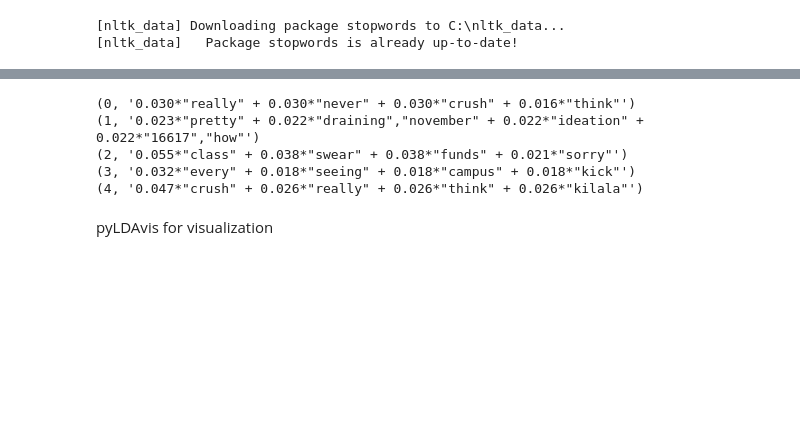
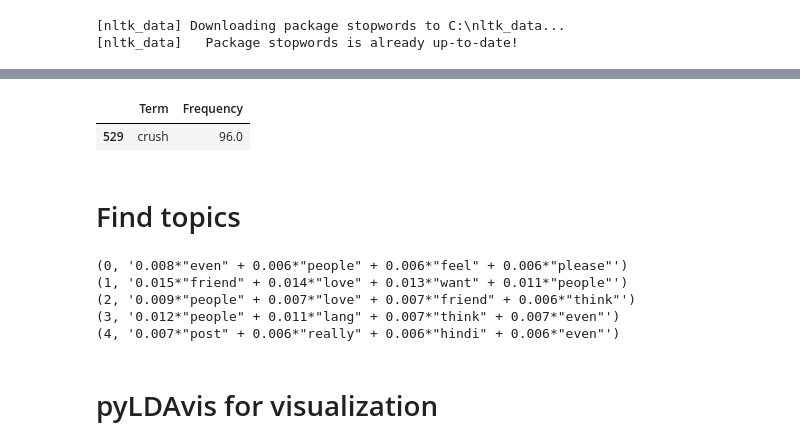
Before and after one commit to carlomendowza/CS129.18-Project, a Jupyter notebook: Topic Modelling LDA.ipynb, the cells around one changed output, grey strips where cells are left out. Cells and saved outputs as stored; diff of their text form; code cells hidden in the pictures; blank space fills up the shorter version.

```diff
--- a/Topic Modelling LDA.ipynb
+++ b/Topic Modelling LDA.ipynb
@@ -120,18 +140,26 @@ Find topics
+# %%
+# Find occurence of a specific term
+test_df[test_df['Term'] == 'crush']
+# %% [output]
+|  | Term | Frequency |
+| 529 | crush | 96.0 |
+# %% [markdown]
+# Find topics
 # %%
 import gensim
 NUM_TOPICS = 5
 ldamodel = gensim.models.ldamodel.LdaModel(corpus, num_topics = NUM_TOPICS, id2word=dictionary, passes=15)
-ldamodel.save('model5.gensim')
+ldamodel.save('models/model5.gensim')
 
 topics = ldamodel.print_topics(num_words=4)
 for topic in topics:
     print(topic)
 # %% [output]
-(0, '0.030*"really" + 0.030*"never" + 0.030*"crush" + 0.016*"think"')
-(1, '0.023*"pretty" + 0.022*"draining","november" + 0.022*"ideation" + 0.022*"16617","how"')
-(2, '0.055*"class" + 0.038*"swear" + 0.038*"funds" + 0.021*"sorry"')
-(3, '0.032*"every" + 0.018*"seeing" + 0.018*"campus" + 0.018*"kick"')
-(4, '0.047*"crush" + 0.026*"really" + 0.026*"think" + 0.026*"kilala"')
+(0, '0.008*"even" + 0.006*"people" + 0.006*"feel" + 0.006*"please"')
+(1, '0.015*"friend" + 0.014*"love" + 0.013*"want" + 0.011*"people"')
+(2, '0.009*"people" + 0.007*"love" + 0.007*"friend" + 0.006*"think"')
+(3, '0.012*"people" + 0.011*"lang" + 0.007*"think" + 0.007*"even"')
+(4, '0.007*"post" + 0.006*"really" + 0.006*"hindi" + 0.006*"even"')
 # %% [markdown]
-pyLDAvis for visualization
+# pyLDAvis for visualization
 # %%
```
Also changed, not shown: parts of 13 cells of this notebook, 20 other files.
